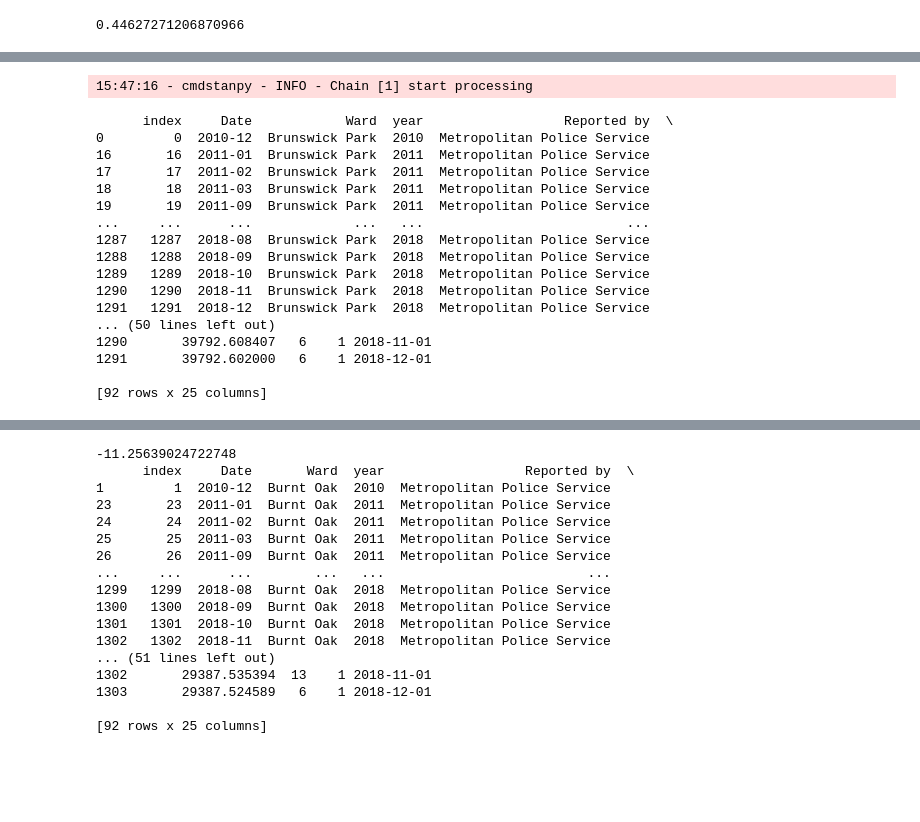
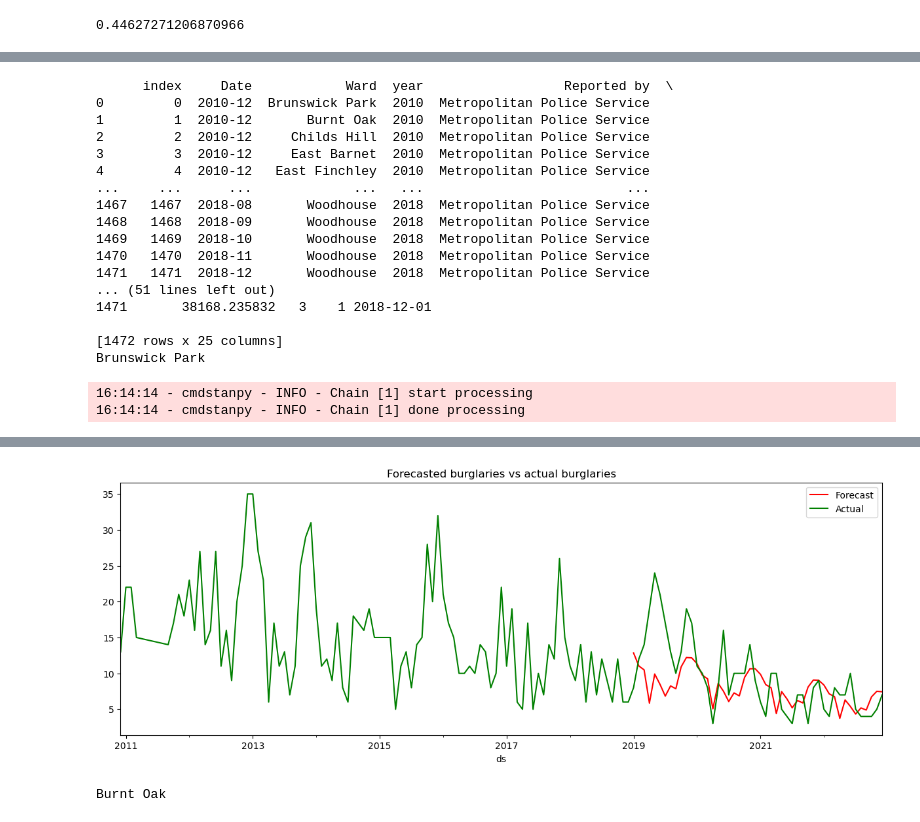
Before and after one commit to isavgt/JBG050-group11, a Jupyter notebook: forecast_prophet.ipynb, the cells around one changed output, grey strips where cells are left out. Saved outputs shown, nothing was run; the diff lists cells and outputs as text; code cells hidden in the pictures; blank space fills up the shorter version.

Commit message:
Added forecast per ward

```diff
--- a/forecast_prophet.ipynb
+++ b/forecast_prophet.ipynb
@@ -127,7 +101,7 @@ r2_score(test_data['y'], forecast['yhat'][-forecast_upto:])
 [figure]
 0.44627271206870966
 # %%
-df_per_ward =  pd.read_csv('C:/Users/20212397/Desktop/Y2Q4/DC2/filtered_df_utility_cols.csv')
+df_per_ward =  pd.read_csv('C:/Users/20203697/Downloads/filtered_df_utility_cols.csv')
 
 df_per_ward['Ward'].unique()
 df_per_ward['y'] = df_per_ward['Burglary Rate']
@@ -138,6 +112,8 @@ print(df_per_ward.columns)
 df_per_ward['ds'] = pd.to_datetime(df_per_ward[['year', 'month', 'day']])
 train_data_per_ward = df_per_ward[df_per_ward['year']<(training_upto+1)]
 test_data_per_ward = df_per_ward[(df_per_ward['year']>training_upto)]
+
+train_data_per_ward
 # %% [output]
 Index(['index', 'Date', 'Ward', 'year', 'Reported by', 'Falls within',
        'Crime type', 'Month name', 'month', 'Burglary Rate', 'Codes',
@@ -149,31 +138,46 @@ Index(['index', 'Date', 'Ward', 'year', 'Reported by', 'Falls within',
 # %%
+holiday = pd.DataFrame([])
+for date, name in sorted(holidays.country_holidays('GB', subdiv='England', years=[2012, 2013, 2014, 2015, 2016, 2017, 2018,2019,2020,2021, 2022, 2023, 2024]).items()):
+    #holiday = holiday.append(pd.DataFrame({'ds': date, 'holiday': "England-Holidays"}, index=[0]), ignore_index=True)
+    holiday= pd.concat([holiday, pd.DataFrame({'ds': date, 'holiday': "England-Holidays"}, index=[0])], ignore_index=True)
+
+holiday['ds'] = pd.to_datetime(holiday['ds'], format='%Y-%m-%d', errors='ignore')
+
 wards = ['Brunswick Park', 'Burnt Oak', 'Childs Hill', 'East Barnet',
        'East Finchley', 'Edgware', 'Finchley Church End', 'Garden Suburb',
        'Golders Green', 'Hendon', 'High Barnet', 'Mill Hill', 'Underhill',
        'West Finchley', 'West Hendon', 'Woodhouse']
-
+print(train_data_per_ward)
 for ward in wards:
-       print(train_data_per_ward[train_data_per_ward['Ward']==ward])
+       print(ward)
        best_model = Prophet(seasonality_mode= 'multiplicative', changepoint_prior_scale= 0.01, seasonality_prior_scale= 0.15, holidays_prior_scale= 0.015, holidays= holiday).fit(train_data_per_ward[train_data_per_ward['Ward']==ward])
        future_dates = best_model.make_future_dataframe(periods=forecast_upto, freq='MS')
        forecast = best_model.predict(future_dates)
-       print(r2_score(test_data['y'], forecast['yhat'][-forecast_upto:]))
+       print(r2_score(test_data_per_ward[test_data_per_ward['Ward']==ward]['y'], forecast['yhat'][-forecast_upto:]))
+       f, ax = plt.subplots(figsize=(14,5))
+       f.set_figheight(5)
+       f.set_figwidth(15)
+       forecast[-forecast_upto:].plot(kind='line',x='ds', y='yhat', color='red', label='Forecast', ax=ax)
+       df_per_ward[df_per_ward['Ward']==ward].plot(kind='line',x='ds',y='y', color='green',label='Actual', ax=ax)
+       plt.title('Forecasted burglaries vs actual burglaries')
+       plt.show()
 # %% [output]
-15:47:16 - cmdstanpy - INFO - Chain [1] start processing
+      index     Date            Ward  year                  Reported by  \
+0         0  2010-12  Brunswick Park  2010  Metropolitan Police Service
+1         1  2010-12       Burnt Oak  2010  Metropolitan Police Service
+2         2  2010-12     Childs Hill  2010  Metropolitan Police Service
+3         3  2010-12     East Barnet  2010  Metropolitan Police Service
+4         4  2010-12   East Finchley  2010  Metropolitan Police Service
+...     ...      ...             ...   ...                          ...
+1467   1467  2018-08       Woodhouse  2018  Metropolitan Police Service
+1468   1468  2018-09       Woodhouse  2018  Metropolitan Police Service
+1469   1469  2018-10       Woodhouse  2018  Metropolitan Police Service
+1470   1470  2018-11       Woodhouse  2018  Metropolitan Police Service
+1471   1471  2018-12       Woodhouse  2018  Metropolitan Police Service
+... (51 lines left out)
+1471       38168.235832   3    1 2018-12-01
+
+[1472 rows x 25 columns]
+Brunswick Park
-      index     Date            Ward  year                  Reported by  \
-0         0  2010-12  Brunswick Park  2010  Metropolitan Police Service
-16       16  2011-01  Brunswick Park  2011  Metropolitan Police Service
-17       17  2011-02  Brunswick Park  2011  Metropolitan Police Service
-18       18  2011-03  Brunswick Park  2011  Metropolitan Police Service
-19       19  2011-09  Brunswick Park  2011  Metropolitan Police Service
-...     ...      ...             ...   ...                          ...
-1287   1287  2018-08  Brunswick Park  2018  Metropolitan Police Service
-1288   1288  2018-09  Brunswick Park  2018  Metropolitan Police Service
-1289   1289  2018-10  Brunswick Park  2018  Metropolitan Police Service
-1290   1290  2018-11  Brunswick Park  2018  Metropolitan Police Service
-1291   1291  2018-12  Brunswick Park  2018  Metropolitan Police Service
-... (50 lines left out)
-1290       39792.608407   6    1 2018-11-01
-1291       39792.602000   6    1 2018-12-01
-
-[92 rows x 25 columns]
+16:14:14 - cmdstanpy - INFO - Chain [1] start processing
+16:14:14 - cmdstanpy - INFO - Chain [1] done processing
@@ -182,17 +185,2 @@ for ward in wards:
+[figure, added]
--11.25639024722748
-      index     Date       Ward  year                  Reported by  \
-1         1  2010-12  Burnt Oak  2010  Metropolitan Police Service
-23       23  2011-01  Burnt Oak  2011  Metropolitan Police Service
-24       24  2011-02  Burnt Oak  2011  Metropolitan Police Service
-25       25  2011-03  Burnt Oak  2011  Metropolitan Police Service
-26       26  2011-09  Burnt Oak  2011  Metropolitan Police Service
-...     ...      ...        ...   ...                          ...
-1299   1299  2018-08  Burnt Oak  2018  Metropolitan Police Service
-1300   1300  2018-09  Burnt Oak  2018  Metropolitan Police Service
-1301   1301  2018-10  Burnt Oak  2018  Metropolitan Police Service
-1302   1302  2018-11  Burnt Oak  2018  Metropolitan Police Service
-... (51 lines left out)
-1302       29387.535394  13    1 2018-11-01
-1303       29387.524589   6    1 2018-12-01
-
-[92 rows x 25 columns]
+Burnt Oak
```
Also changed, not shown: parts of 3 cells of this notebook.
